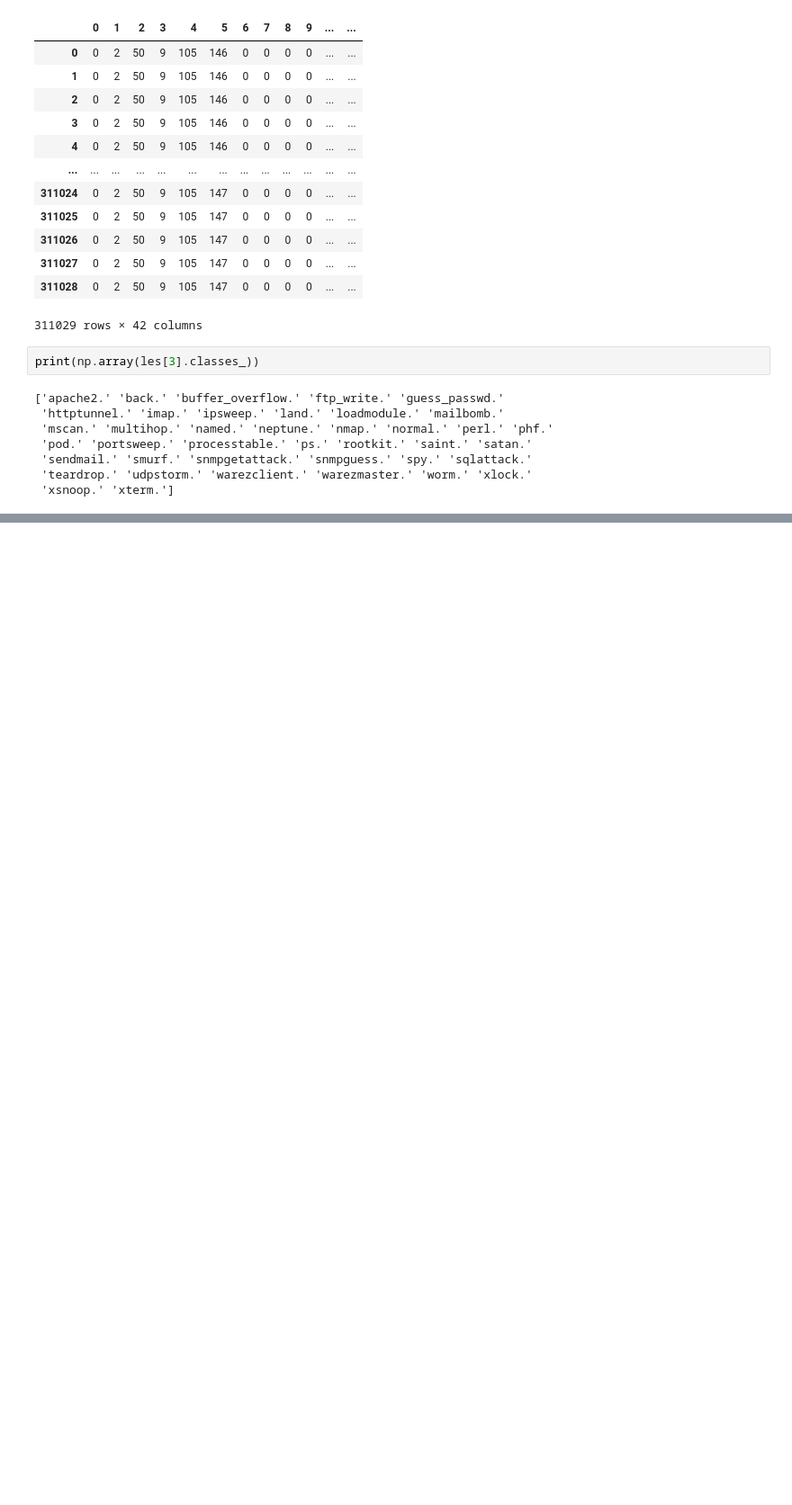
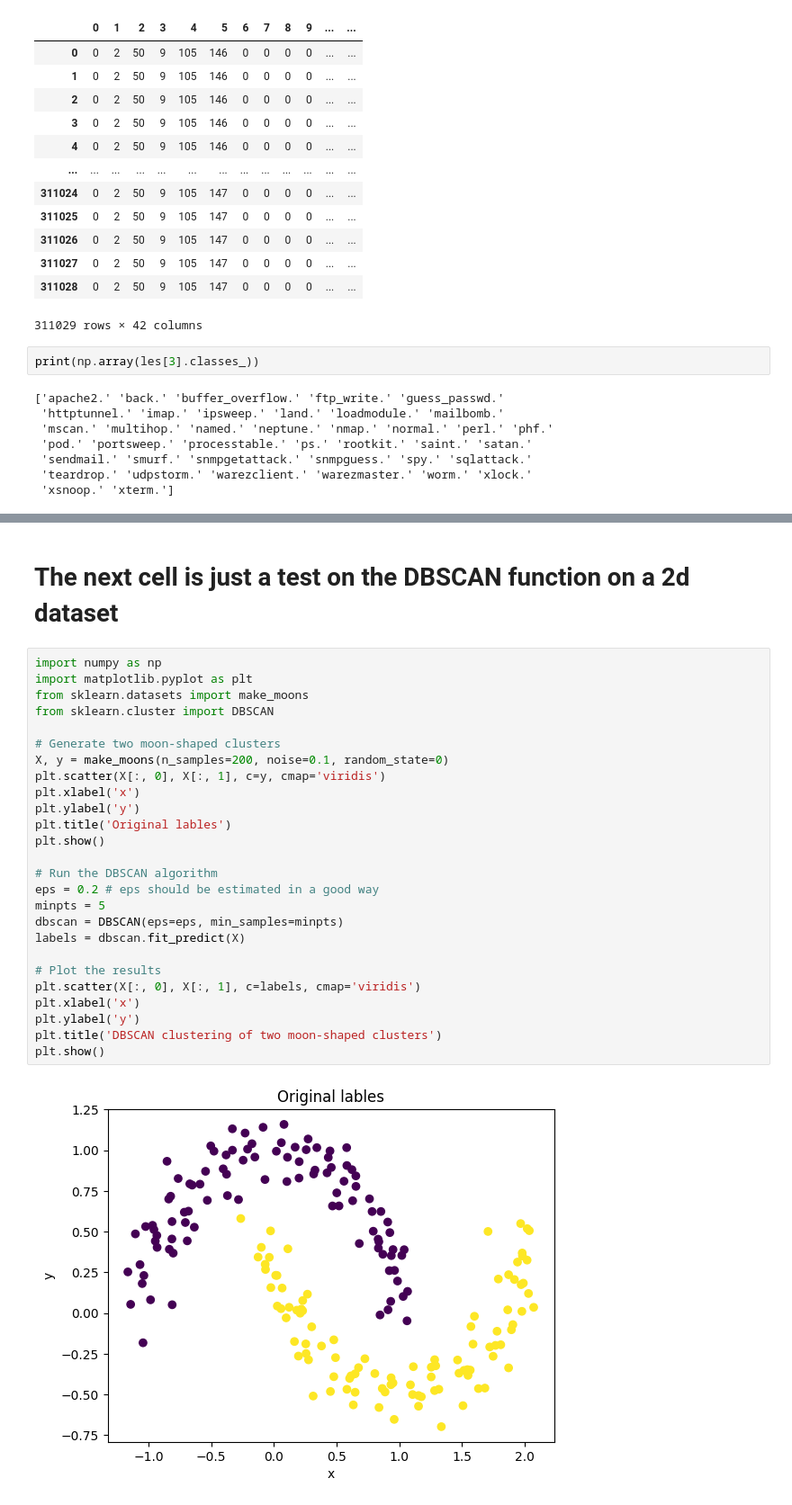
Before and after one commit to abdelrahman-gad-alex/Network_Anomaly_Detection, a Jupyter notebook: PR_Asssignment_2.ipynb, the cells around one changed output, grey strips where cells are left out. Shown at 90% size. Cells and saved outputs as stored; diff of their text form; blank space fills up the shorter version.

Commit message:
DBSCAN function tested on 2d dataset

```diff
--- a/PR_Asssignment_2.ipynb
+++ b/PR_Asssignment_2.ipynb
@@ -98,0 +183,30 @@ print(np.array(les[3].classes_))
+# %% [markdown]
+# The next cell is just a test on the DBSCAN function on a 2d dataset
+# %%
+import numpy as np
+import matplotlib.pyplot as plt
+from sklearn.datasets import make_moons
+from sklearn.cluster import DBSCAN
+
+# Generate two moon-shaped clusters
+X, y = make_moons(n_samples=200, noise=0.1, random_state=0)
+plt.scatter(X[:, 0], X[:, 1], c=y, cmap='viridis')
+plt.xlabel('x')
+plt.ylabel('y')
+plt.title('Original lables')
+plt.show()
+
+# Run the DBSCAN algorithm
+eps = 0.2 # eps should be estimated in a good way
+minpts = 5
+dbscan = DBSCAN(eps=eps, min_samples=minpts)
+labels = dbscan.fit_predict(X)
+
+# Plot the results
+plt.scatter(X[:, 0], X[:, 1], c=labels, cmap='viridis')
+plt.xlabel('x')
+plt.ylabel('y')
+plt.title('DBSCAN clustering of two moon-shaped clusters')
+plt.show()
+# %% [output]
+[figure, added]
```
Also changed, not shown: parts of 4 cells of this notebook.
